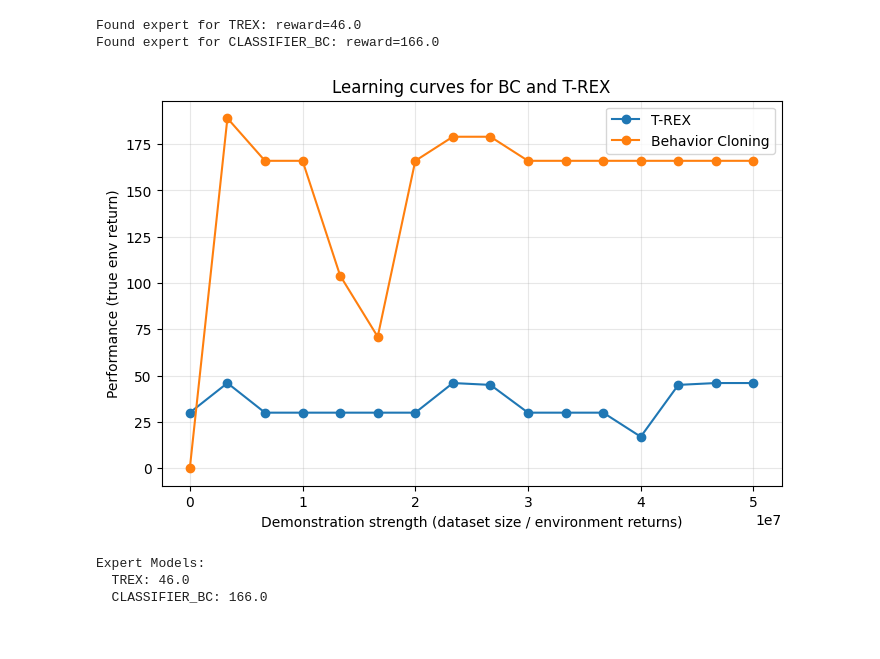
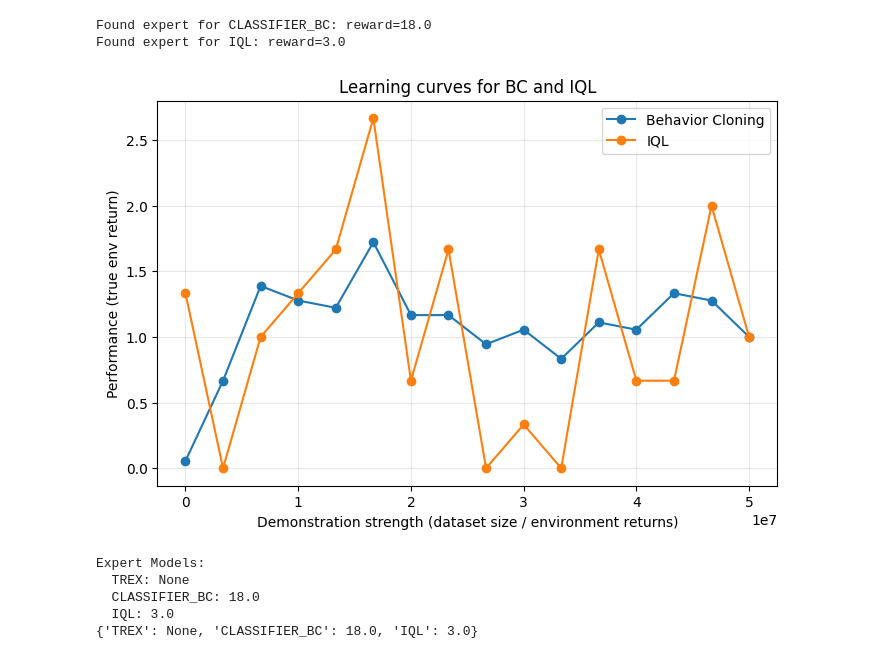
Before and after one commit to moritz-zoellner/imitation, a Jupyter notebook: src/cs592_proj/final_plots.ipynb, the cells around one changed output. Cells and saved outputs as stored; diff of their text form; code cells hidden in the pictures.

Commit message:
visualize stuff

```diff
--- a/src/cs592_proj/final_plots.ipynb
+++ b/src/cs592_proj/final_plots.ipynb
@@ -2,6 +2,7 @@
 import json
 import re
 import matplotlib.pyplot as plt
+import numpy as np
 
 INDEX_PATH = "../../comparison_outputs/index.json"
 
@@ -14,11 +15,14 @@ trex_strength = []
 trex_return = []
 bc_strength = []
 bc_return = []
+iql_strength = []
+iql_return = []
 
 # Expert scores (no numeric suffix)
 expert_scores = {
     "TREX": None,
     "CLASSIFIER_BC": None,
+    "IQL": None,
 }
 
 # Regex to extract trailing number from filenames
@@ -47,38 +51,50 @@ for entry in index:
     elif algo == "CLASSIFIER_BC":
         bc_strength.append(strength)
         bc_return.append(reward)
+    elif algo == "IQL":
+        iql_strength.append(strength)
+        iql_return.append(reward)
 
 # Convert to sorted curves
 trex_sorted = sorted(zip(trex_strength, trex_return))
 bc_sorted = sorted(zip(bc_strength, bc_return))
+iql_sorted = sorted(zip(iql_strength, iql_return))
 
 trex_strength, trex_return = zip(*trex_sorted) if trex_sorted else ([], [])
 bc_strength, bc_return = zip(*bc_sorted) if bc_sorted else ([], [])
+iql_strength, iql_return = zip(*iql_sorted) if iql_sorted else ([], [])
 
 # --- Plot ---
 plt.figure(figsize=(8,5))
 
 if trex_strength:
     plt.plot(trex_strength, trex_return, marker="o", label="T-REX")
 
 if bc_strength:
-    plt.plot(bc_strength, bc_return, marker="o", label="Behavior Cloning")
+    plt.plot(bc_strength, np.array(bc_return)/expert_scores["CLASSIFIER_BC"], marker="o", label="Behavior Cloning")
+
+if iql_strength:
+    plt.plot(iql_strength, np.array(iql_return)/expert_scores["IQL"], marker="o", label="IQL")
 
 plt.xlabel("Demonstration strength (dataset size / environment returns)")
 plt.ylabel("Performance (true env return)")
-plt.title("Learning curves for BC and T-REX")
+plt.title("Learning curves for BC and IQL")
 plt.grid(True, alpha=0.3)
 plt.legend()
 plt.show()
 
 # Print expert scores at the end
 print("\nExpert Models:")
 for algo, score in expert_scores.items():
     print(f"  {algo}: {score}")
+
+print(expert_scores)
 # %% [output]
-Found expert for TREX: reward=46.0
-Found expert for CLASSIFIER_BC: reward=166.0
+Found expert for CLASSIFIER_BC: reward=18.0
+Found expert for IQL: reward=3.0
-[figure, old version]
+[figure, new version]
 Expert Models:
-  TREX: 46.0
-  CLASSIFIER_BC: 166.0
+  TREX: None
+  CLASSIFIER_BC: 18.0
+  IQL: 3.0
+{'TREX': None, 'CLASSIFIER_BC': 18.0, 'IQL': 3.0}
```
Also changed, not shown: 36 other files.
